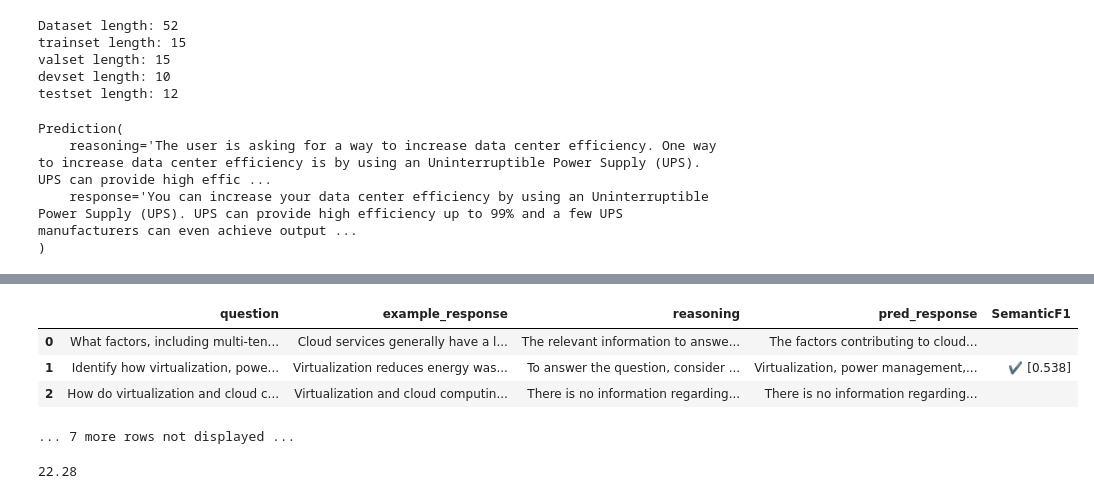
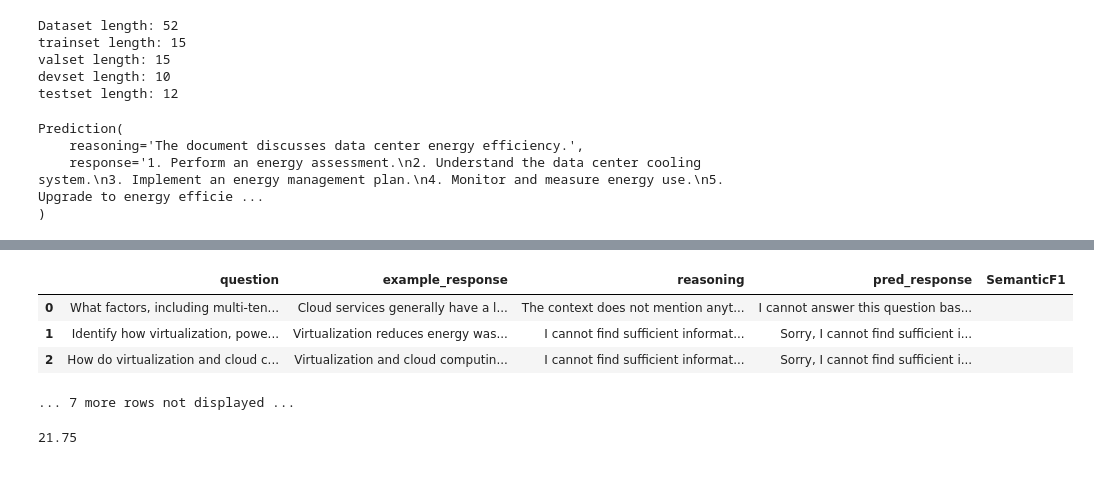
Before and after one commit to etavrz/greencompute-backend, a Jupyter notebook: notebooks/prompt-optimization-v2.ipynb, the cells around one changed output, grey strips where cells are left out. Cells and saved outputs as stored; diff of their text form; code cells hidden in the pictures.

```diff
--- a/notebooks/prompt-optimization-v2.ipynb
+++ b/notebooks/prompt-optimization-v2.ipynb
@@ -29,6 +29,10 @@ def create_sets(dataset: list[dspy.Example], metric: dspy.Module = SemanticF1())
 # %%
 dspy_dataset = create_dataset("synthetics/synthetic_dataset_revised.xlsx")
 trainset, valset, devset, testset, evaluate = create_sets(dspy_dataset)
+
+# Save the testset to a file
+with open("testset.json", "w") as f:
+	json.dump([example.toDict() for example in testset], f)
 # %% [output]
 Dataset length: 52
 trainset length: 15
@@ -37,7 +41,7 @@ devset length: 10
 testset length: 12
 # %%
 def search(query: str, top_k: int) -> list[str]:
-    url = "http://localhost:8000/api/llm/retrieval"
+    url = "http://greencompute-1575332443.us-east-1.elb.amazonaws.com/api/llm/retrieval"
     headers = {
         "accept": "application/json",
         "Content-Type": "application/json"
@@ -100,21 +104,10 @@ class TitanLM(dspy.LM):
         for interaction in self.history:
             print(f"Prompt: {interaction['prompt']} -> Completions: {interaction['completions']}")
 # %%
-class GenerateCitedParagraph(dspy.Signature):
-    """Generate a paragraph with citations."""
-    context = dspy.InputField(desc="contain relevant information to help answer question.")
-    question = dspy.InputField()
-    response = dspy.OutputField(
-        desc="""
-        Includes citations with links to source.
-        Return sources in the way they are presented in the context (with format [x] and links).
-        """
-    )
-
-class CitedRAG(dspy.Module):
-    def __init__(self, num_docs=30):
+class RAG(dspy.Module):
+    def __init__(self, num_docs=20):
         self.num_docs = num_docs
-        self.respond = dspy.ChainOfThought(GenerateCitedParagraph)
+        self.respond = dspy.ChainOfThought('context, question -> response')
 
     def forward(self, question):
         context = search(question, top_k=self.num_docs)
@@ -123,13 +116,13 @@ class CitedRAG(dspy.Module):
 lm = TitanLM("amazon.titan-text-premier-v1:0", client=boto3.client("bedrock-runtime"))
 dspy.configure(lm=lm)
 # %%
-rag = CitedRAG()
+rag = RAG()
 rag(question="How do I increase my data center efficiency?")
 # %% [output]
 Prediction(
-    reasoning='The user is asking for a way to increase data center efficiency. One way to increase data center efficiency is by using an Uninterruptible Power Supply (UPS). UPS can provide high effic ...
-    response='You can increase your data center efficiency by using an Uninterruptible Power Supply (UPS). UPS can provide high efficiency up to 99% and a few UPS manufacturers can even achieve output ...
+    reasoning='The document discusses data center energy efficiency.',
+    response='1. Perform an energy assessment.\n2. Understand the data center cooling system.\n3. Implement an energy management plan.\n4. Monitor and measure energy use.\n5. Upgrade to energy efficie ...
 )
 # %%
-evaluate(CitedRAG())
+evaluate(RAG())
 # %% [output]
@@ -137,6 +130,6 @@ evaluate(CitedRAG())
 |  | question | example_response | reasoning | pred_response | SemanticF1 |
-| 0 | What factors, including multi-ten... | Cloud services generally have a l... | The relevant information to answe... | The factors contributing to cloud... |  |
-| 1 | Identify how virtualization, powe... | Virtualization reduces energy was... | To answer the question, consider ... | Virtualization, power management,... | ✔️ [0.538] |
-| 2 | How do virtualization and cloud c... | Virtualization and cloud computin... | There is no information regarding... | There is no information regarding... |  |
+| 0 | What factors, including multi-ten... | Cloud services generally have a l... | The context does not mention anyt... | I cannot answer this question bas... |  |
+| 1 | Identify how virtualization, powe... | Virtualization reduces energy was... | I cannot find sufficient informat... | Sorry, I cannot find sufficient i... |  |
+| 2 | How do virtualization and cloud c... | Virtualization and cloud computin... | I cannot find sufficient informat... | Sorry, I cannot find sufficient i... |  |
 ... 7 more rows not displayed ...
-22.28
+21.75
```
Also changed, not shown: parts of 4 cells of this notebook, 4 other files.
